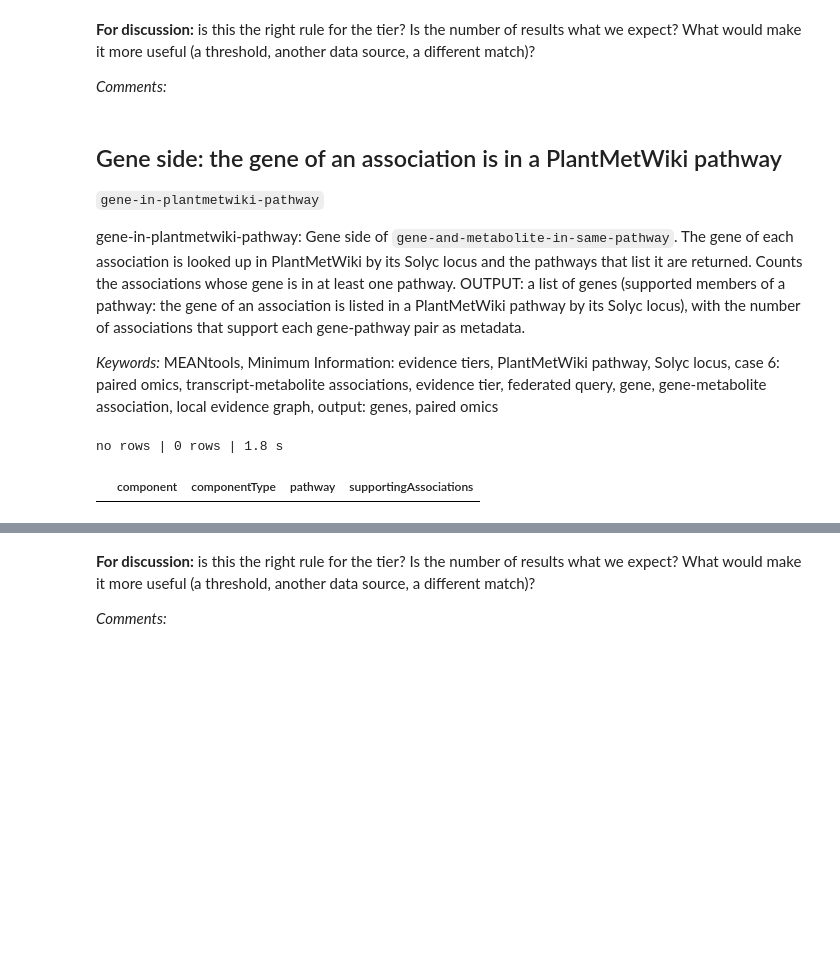
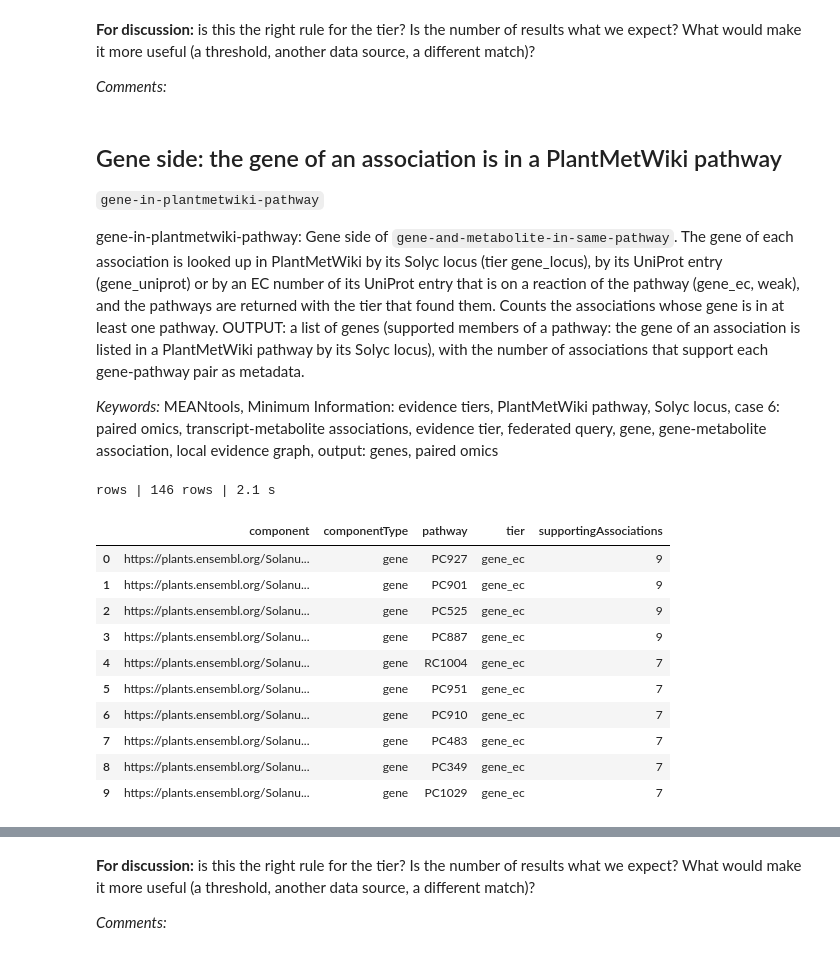
Before and after one commit to pathway-lod/lod-pathways-community, a Jupyter notebook: minimum_information/notebooks/02_paired_omics.ipynb, the cells around one changed output, grey strips where cells are left out. Drawn from its saved outputs; the diff is of its cells as text; code cells hidden in the pictures; blank space fills up the shorter version.

```diff
--- a/minimum_information/notebooks/02_paired_omics.ipynb
+++ b/minimum_information/notebooks/02_paired_omics.ipynb
@@ -35,7 +46,7 @@ gene-and-metabolite-in-same-pathway: An association of a gene and a metabolite f
 
 *Keywords:* InChIKey, MEANtools, Minimum Information: evidence tiers, PlantMetWiki pathway, Solyc locus, case 5: metabolomics, metabolite annotations, case 6: paired omics, transcript-metabolite associations, evidence tier, federated query, gene, gene-metabolite association, local evidence graph, metabolite annotation, output: genes, paired omics
 # %%
-r = mi.run('gene-and-metabolite-in-same-pathway', ['association', 'annotation'], CASE, timeout=150)
+r = mi.run('gene-and-metabolite-in-same-pathway', ['association', 'gene_annotation', 'feature_annotation'], CASE, timeout=400)
 mi.record(r)
 print(r['status'], '|', r['n_rows'], 'rows |', r['seconds'], 's')
 display(r['table'].head(10))
@@ -51,14 +64,24 @@ no rows | 0 rows | 2.1 s
 
 `gene-in-plantmetwiki-pathway`
 
-gene-in-plantmetwiki-pathway: Gene side of `gene-and-metabolite-in-same-pathway`. The gene of each association is looked up in PlantMetWiki by its Solyc locus and the pathways that list it are returned. Counts the associations whose gene is in at least one pathway. OUTPUT: a list of genes (supported members of a pathway: the gene of an association is listed in a PlantMetWiki pathway by its Solyc locus), with the number of associations that support each gene-pathway pair as metadata.
+gene-in-plantmetwiki-pathway: Gene side of `gene-and-metabolite-in-same-pathway`. The gene of each association is looked up in PlantMetWiki by its Solyc locus (tier gene_locus), by its UniProt entry (gene_uniprot) or by an EC number of its UniProt entry that is on a reaction of the pathway (gene_ec, weak), and the pathways are returned with the tier that found them. Counts the associations whose gene is in at least one pathway. OUTPUT: a list of genes (supported members of a pathway: the gene of an association is listed in a PlantMetWiki pathway by its Solyc locus), with the number of associations that support each gene-pathway pair as metadata.
 
 *Keywords:* MEANtools, Minimum Information: evidence tiers, PlantMetWiki pathway, Solyc locus, case 6: paired omics, transcript-metabolite associations, evidence tier, federated query, gene, gene-metabolite association, local evidence graph, output: genes, paired omics
 # %%
-r = mi.run('gene-in-plantmetwiki-pathway', ['association'], CASE, timeout=240)
+r = mi.run('gene-in-plantmetwiki-pathway', ['association', 'gene_annotation'], CASE, timeout=280)
 mi.record(r)
 print(r['status'], '|', r['n_rows'], 'rows |', r['seconds'], 's')
 display(r['table'].head(10))
 # %% [output]
-no rows | 0 rows | 1.8 s
+rows | 146 rows | 2.1 s
-|  | component | componentType | pathway | supportingAssociations |
+|  | component | componentType | pathway | tier | supportingAssociations |
+| 0 | https://plants.ensembl.org/Solanu... | gene | PC927 | gene_ec | 9 |
+| 1 | https://plants.ensembl.org/Solanu... | gene | PC901 | gene_ec | 9 |
+| 2 | https://plants.ensembl.org/Solanu... | gene | PC525 | gene_ec | 9 |
+| 3 | https://plants.ensembl.org/Solanu... | gene | PC887 | gene_ec | 9 |
+| 4 | https://plants.ensembl.org/Solanu... | gene | RC1004 | gene_ec | 7 |
+| 5 | https://plants.ensembl.org/Solanu... | gene | PC951 | gene_ec | 7 |
+| 6 | https://plants.ensembl.org/Solanu... | gene | PC910 | gene_ec | 7 |
+| 7 | https://plants.ensembl.org/Solanu... | gene | PC483 | gene_ec | 7 |
+| 8 | https://plants.ensembl.org/Solanu... | gene | PC349 | gene_ec | 7 |
+| 9 | https://plants.ensembl.org/Solanu... | gene | PC1029 | gene_ec | 7 |
```
Also changed, not shown: parts of 16 cells of this notebook, 42 other files.
